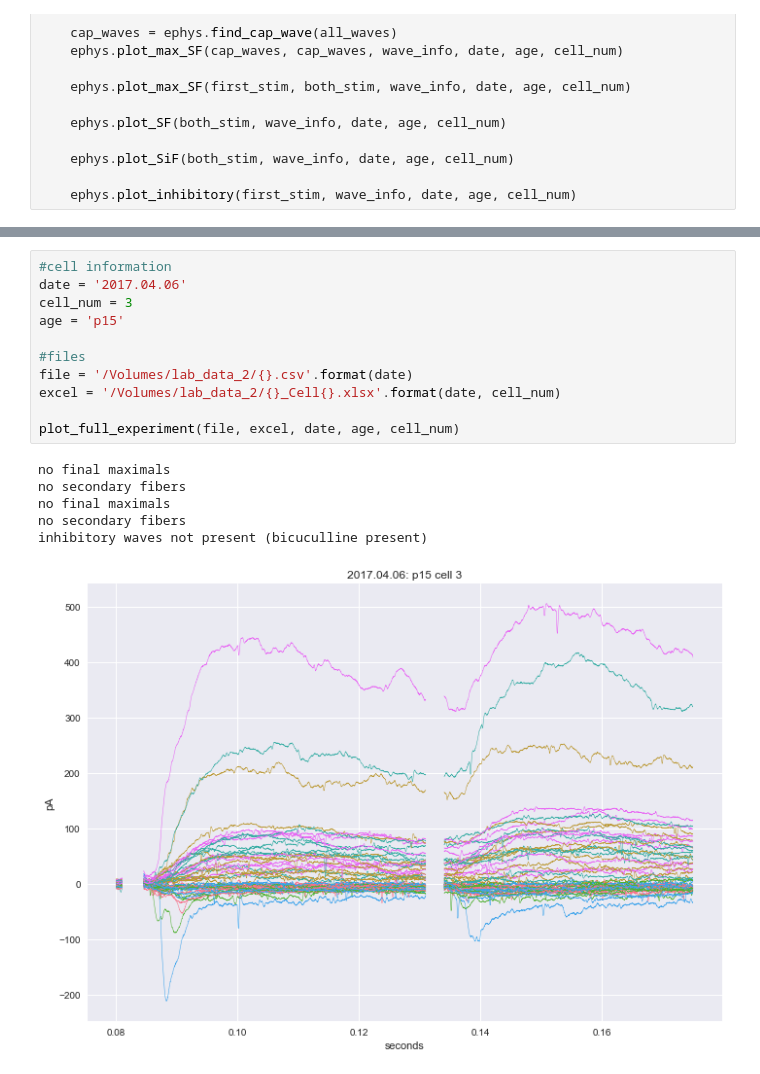
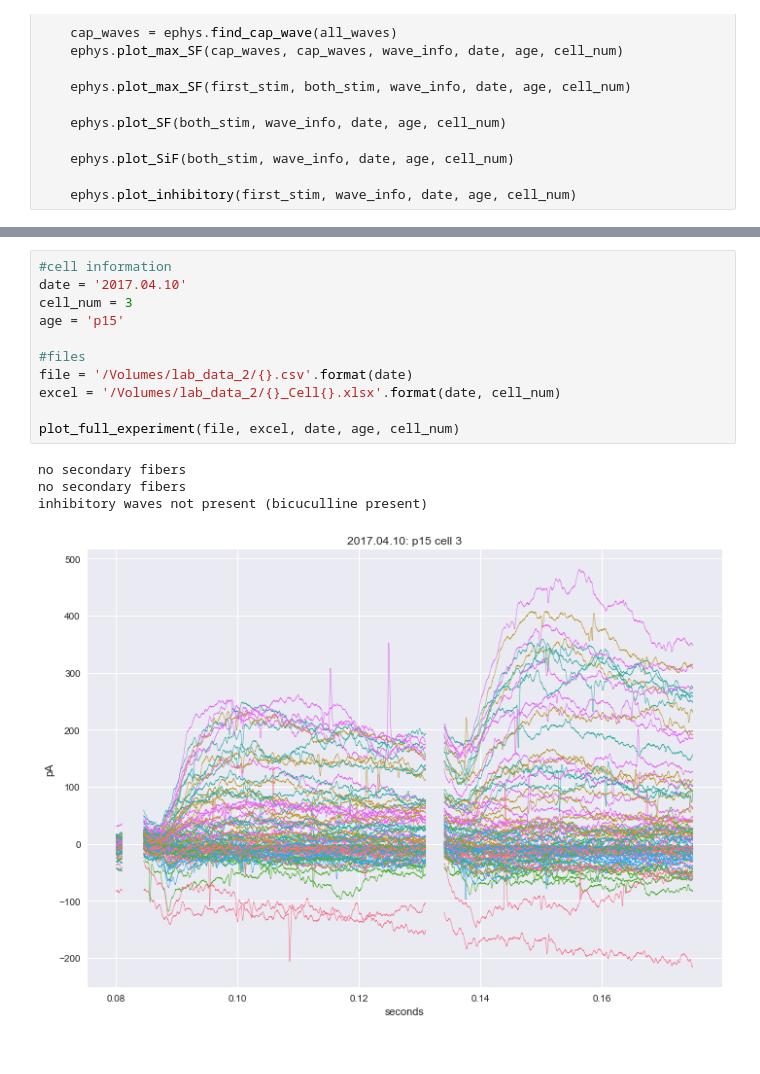
Before and after one commit to yuwie10/ephysAnalysis, a Jupyter notebook: plot_cells_template.ipynb, the cells around one changed output, grey strips where cells are left out. Saved outputs shown, nothing was run; the diff lists cells and outputs as text.

```diff
--- a/plot_cells_template.ipynb
+++ b/plot_cells_template.ipynb
@@ -97,18 +102,16 @@ inhibitory waves not present (bicuculline present)
 # %%
 #cell information
-date = '2017.04.06'
+date = '2017.04.10'
 cell_num = 3
 age = 'p15'
 
 #files
 file = '/Volumes/lab_data_2/{}.csv'.format(date)
 excel = '/Volumes/lab_data_2/{}_Cell{}.xlsx'.format(date, cell_num)
 
 plot_full_experiment(file, excel, date, age, cell_num)
 # %% [output]
-no final maximals
 no secondary fibers
-no final maximals
 no secondary fibers
 inhibitory waves not present (bicuculline present)
-[figure, old version]
+[figure, new version]
```
Also changed, not shown: parts of 5 cells of this notebook, 5 other files.
